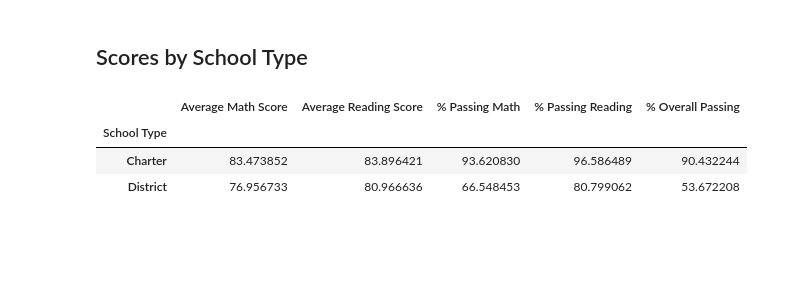
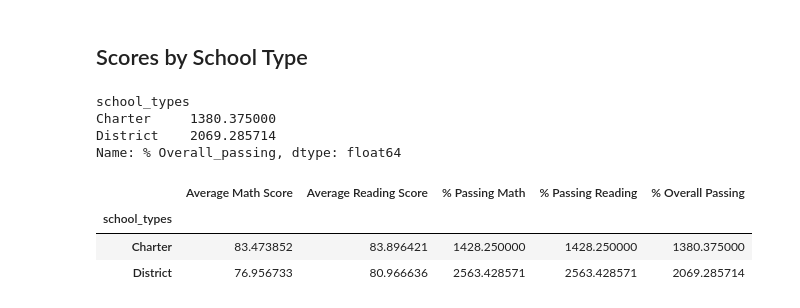
Before and after one commit to menlib/pandas-challenge, a Jupyter notebook: PyCitySchools/PyCitySchools_starter.ipynb, the cells around one changed output. Drawn from its saved outputs; the diff is of its cells as text; code cells hidden in the pictures; blank space fills up the shorter version.

```diff
--- a/PyCitySchools/PyCitySchools_starter.ipynb
+++ b/PyCitySchools/PyCitySchools_starter.ipynb
@@ -110,7 +110,7 @@ district_summary
 ## School Summary
 # %%
 # Use the code provided to select all of the school types
-school_types= school_data.groupby("school_name")["type"].unique()
+school_types= school_data.groupby("school_name")["type"].first()
 school_types
 # %% [output]
 school_name
@@ -614,19 +635,34 @@ size_summary
 ## Scores by School Type
 # %%
 # Group the per_school_summary DataFrame by "School Type" and average the results.
-average_math_score_by_type = per_school_summary.groupby(["School Type"])["Average Math Score"].mean()
-average_reading_score_by_type = per_school_summary.groupby(["School Type"])["Average Reading Score"].mean()
-average_percent_passing_math_by_type = per_school_summary.groupby(["School Type"])["% Passing Math"].mean()
-average_percent_passing_reading_by_type = per_school_summary.groupby(["School Type"])["% Passing Reading"].mean()
-average_percent_overall_passing_by_type = per_school_summary.groupby(["School Type"])["% Overall Passing"].mean()
+average_math_score_by_type = per_school_summary.groupby(["school_types"])["average_math_score"].mean()
+average_reading_score_by_type = per_school_summary.groupby(["school_types"])["average_reading_score"].mean()
+average_percent_passing_math_by_type = per_school_summary.groupby(["school_types"])["% passing_math"].mean()
+average_percent_passing_reading_by_type = per_school_summary.groupby(["school_types"])["% passing_reading"].mean()
+average_percent_overall_passing_by_type = per_school_summary.groupby(["school_types"])["% Overall_passing"].mean()
+average_percent_overall_passing_by_type
+# %% [output]
+school_types
+Charter     1380.375000
+District    2069.285714
+Name: % Overall_passing, dtype: float64
 # %%
 # Assemble the new data by type into a DataFrame called `type_summary`
-type_summary =
+type_summary = pd.DataFrame(
+    {
+     "Average Math Score":average_math_score_by_type,
+     "Average Reading Score":average_reading_score_by_type,
+     "% Passing Math":average_percent_passing_math_by_type,
+     "% Passing Reading":average_percent_passing_reading_by_type,
+     "% Overall Passing":average_percent_overall_passing_by_type
+
+    }
+)
 
 # Display results
 type_summary
 # %% [output]
 |  | Average Math Score | Average Reading Score | % Passing Math | % Passing Reading | % Overall Passing |
-| School Type |  |  |  |  |  |
-| Charter | 83.473852 | 83.896421 | 93.620830 | 96.586489 | 90.432244 |
-| District | 76.956733 | 80.966636 | 66.548453 | 80.799062 | 53.672208 |
+| school_types |  |  |  |  |  |
+| Charter | 83.473852 | 83.896421 | 1428.250000 | 1428.250000 | 1380.375000 |
+| District | 76.956733 | 80.966636 | 2563.428571 | 2563.428571 | 2069.285714 |
```
Also changed, not shown: parts of 12 cells of this notebook.
